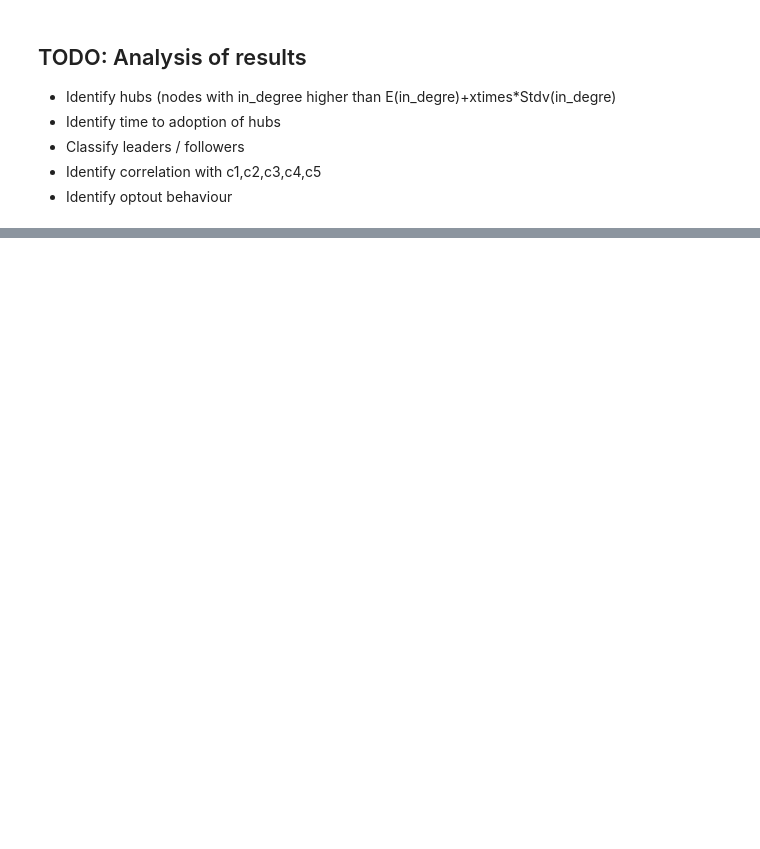
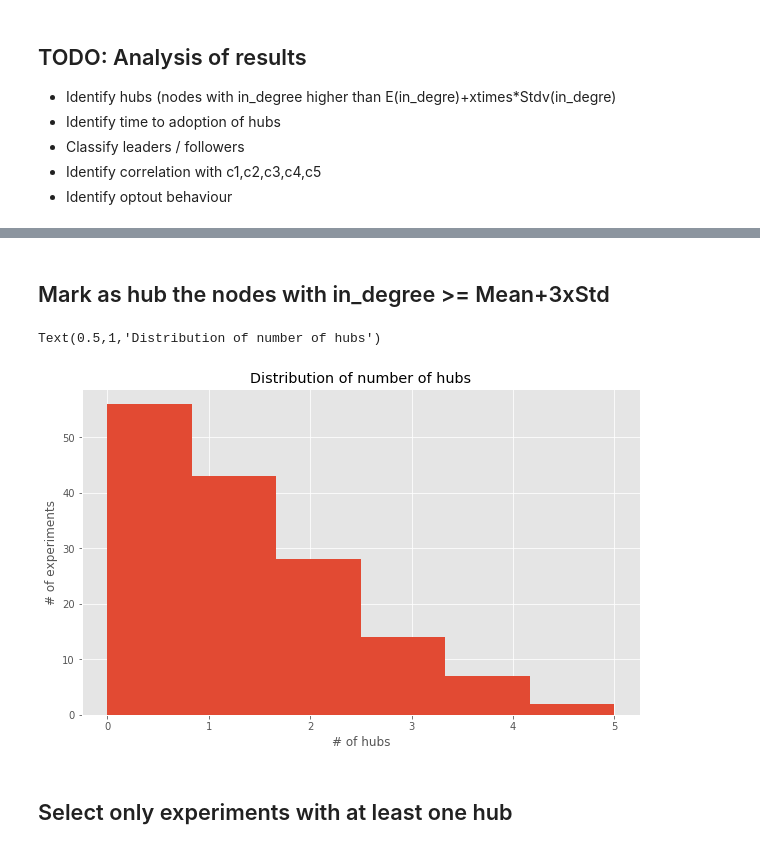
Before and after one commit to nickmancol/BitBubble, a Jupyter notebook: Bitbubble.ipynb, the cells around one changed output, grey strips where cells are left out. Saved outputs shown, nothing was run; the diff lists cells and outputs as text; code cells hidden in the pictures; blank space fills up the shorter version.

```diff
--- a/Bitbubble.ipynb
+++ b/Bitbubble.ipynb
@@ -522,0 +506,38 @@ df_edges_total.to_csv('./data/df_edges_total.csv', index=False)
+# %%
+df_models_total = pd.read_csv('./data/df_models_total.csv')
+df_agents_total = pd.read_csv('./data/df_agents_total.csv')
+df_nodes_total = pd.read_csv('./data/df_nodes_total.csv')
+df_edges_total = pd.read_csv('./data/df_edges_total.csv')
+# %%
+df_nodes_total['mean_in_degree'] = np.mean(df_nodes_total['in_degree'])
+df_nodes_total['std_in_degree'] = np.std(df_nodes_total['in_degree'])
+# %% [markdown]
+## Mark as hub the nodes with in_degree >= Mean+3xStd
+# %%
+def is_hub(row, std_multiplier):
+    flag = (row.in_degree >= row.mean_in_degree + (std_multiplier * row.std_in_degree))
+    return flag
+
+df_nodes_total['node_hub'] = df_nodes_total.apply( lambda row: is_hub(row, 3), axis=1)
+df_hubs_count = (df_nodes_total.groupby(['experiment','node_hub']).count()['AgentID'].reset_index())
+df_exp_multi_hub = (df_hubs_count[(df_hubs_count.node_hub == True)]).rename(columns={'AgentID':'Count'})
+# %%
+def set_hub_number(row):
+    vals = df_exp_multi_hub.loc[df_exp_multi_hub.experiment == row.experiment, 'Count'].values
+    num_hubs = 0
+    if len(vals) > 0:
+        num_hubs = vals[0]
+    row['num_hubs'] = num_hubs
+    return row
+
+df_nodes_total = df_nodes_total.apply(lambda row: set_hub_number(row), axis=1)
+# %%
+fig, ax = plt.subplots(1,1,figsize=(10,6))
+ax.hist(df_nodes_total.groupby(['experiment','num_hubs']).AgentID.count().reset_index().num_hubs, bins=max(df_nodes_total.num_hubs)+1)
+ax.set(ylabel='# of experiments',xlabel='# of hubs')
+plt.title('Distribution of number of hubs')
+# %% [output]
+Text(0.5,1,'Distribution of number of hubs')
+[figure, added]
+# %% [markdown]
+## Select only experiments with at least one hub
```
Also changed, not shown: parts of 27 cells of this notebook, 5 other files.
